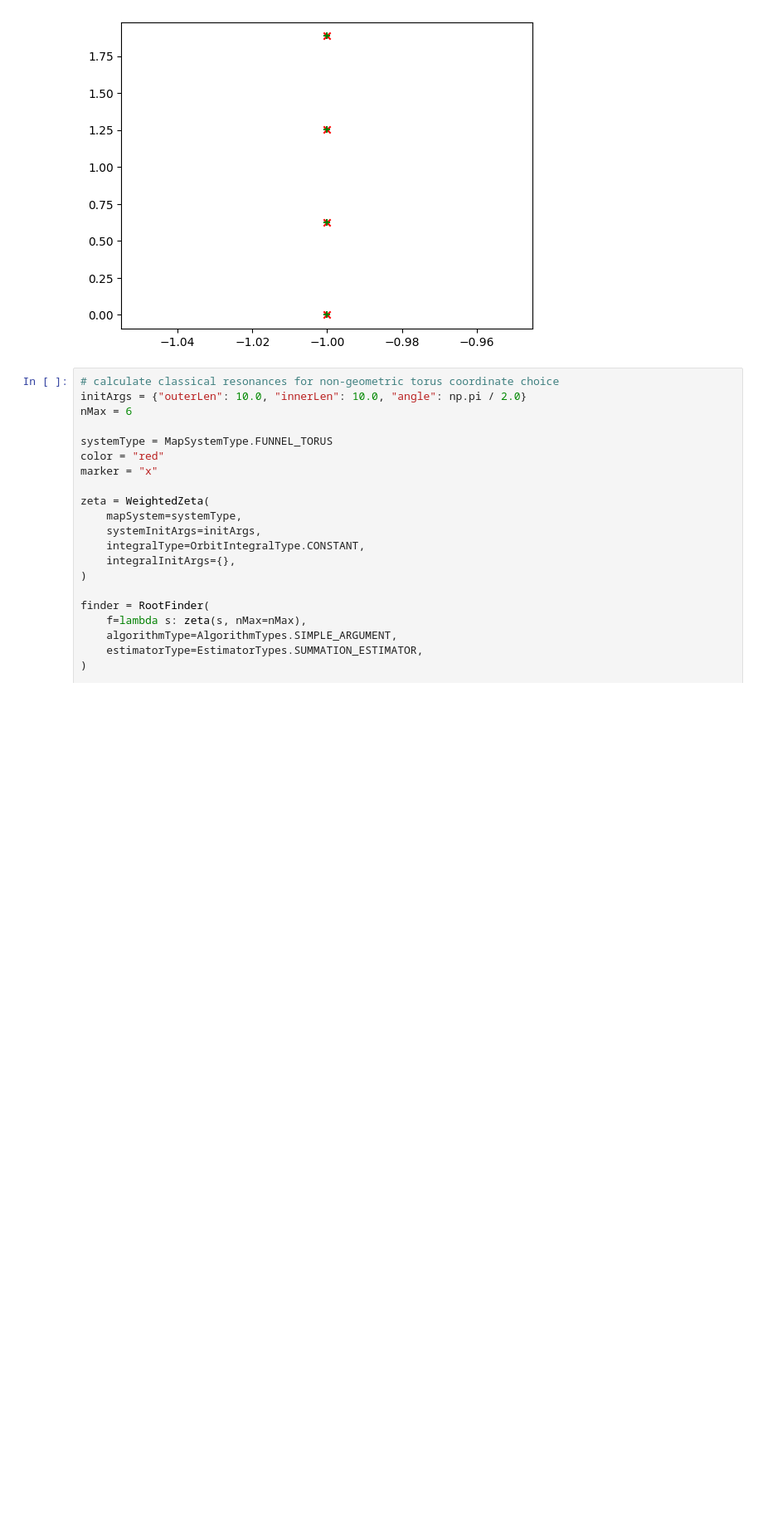
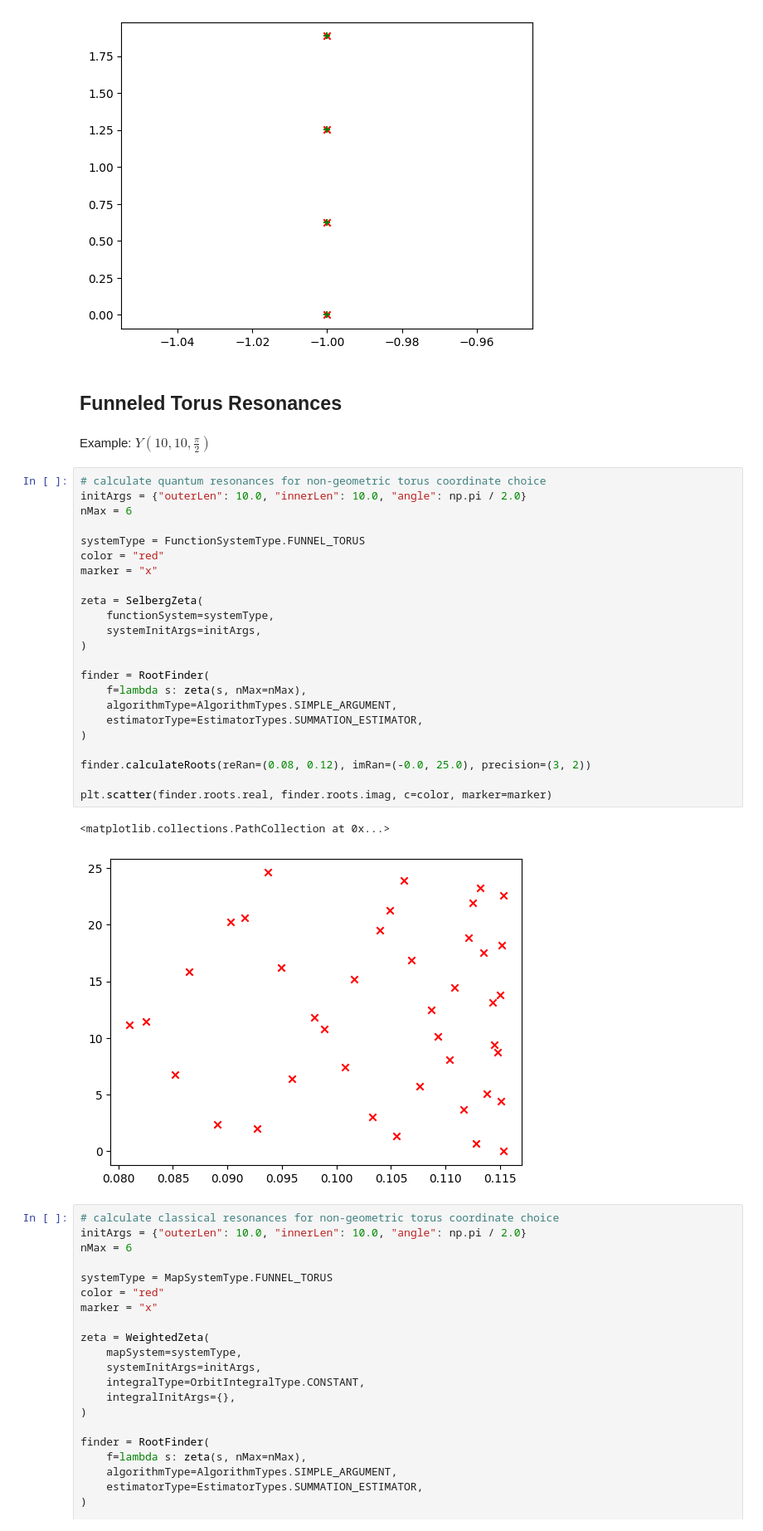
Before and after one commit to gpalmitt/PyZeta, a Jupyter notebook: docs/test_teaser2.ipynb, the cells around one changed output. Shown at 83% size. Drawn from its saved outputs; the diff is of its cells as text; blank space fills up the shorter version.

Commit message:
added examples

```diff
--- a/docs/test_teaser2.ipynb
+++ b/docs/test_teaser2.ipynb
@@ -84,6 +94,36 @@ resonance=(-1-0j) --> order=2
 resonance=(-1+0.628j) --> order=2
 resonance=(-1+1.885j) --> order=2
 [figure]
+# %% [markdown]
+## Funneled Torus Resonances
+# %% [markdown]
+Example: $Y(10,10, \frac{\pi}{2})$
+# %%
+# calculate quantum resonances for non-geometric torus coordinate choice
+initArgs = {"outerLen": 10.0, "innerLen": 10.0, "angle": np.pi / 2.0}
+nMax = 6
+
+systemType = FunctionSystemType.FUNNEL_TORUS
+color = "red"
+marker = "x"
+
+zeta = SelbergZeta(
+    functionSystem=systemType,
+    systemInitArgs=initArgs,
+)
+
+finder = RootFinder(
+    f=lambda s: zeta(s, nMax=nMax),
+    algorithmType=AlgorithmTypes.SIMPLE_ARGUMENT,
+    estimatorType=EstimatorTypes.SUMMATION_ESTIMATOR,
+)
+
+finder.calculateRoots(reRan=(0.08, 0.12), imRan=(-0.0, 25.0), precision=(3, 2))
+
+plt.scatter(finder.roots.real, finder.roots.imag, c=color, marker=marker)
+# %% [output]
+<matplotlib.collections.PathCollection at 0x...>
+[figure, added]
 # %%
 # calculate classical resonances for non-geometric torus coordinate choice
 initArgs = {"outerLen": 10.0, "innerLen": 10.0, "angle": np.pi / 2.0}
```
Also changed, not shown: parts of 56 cells of this notebook.
